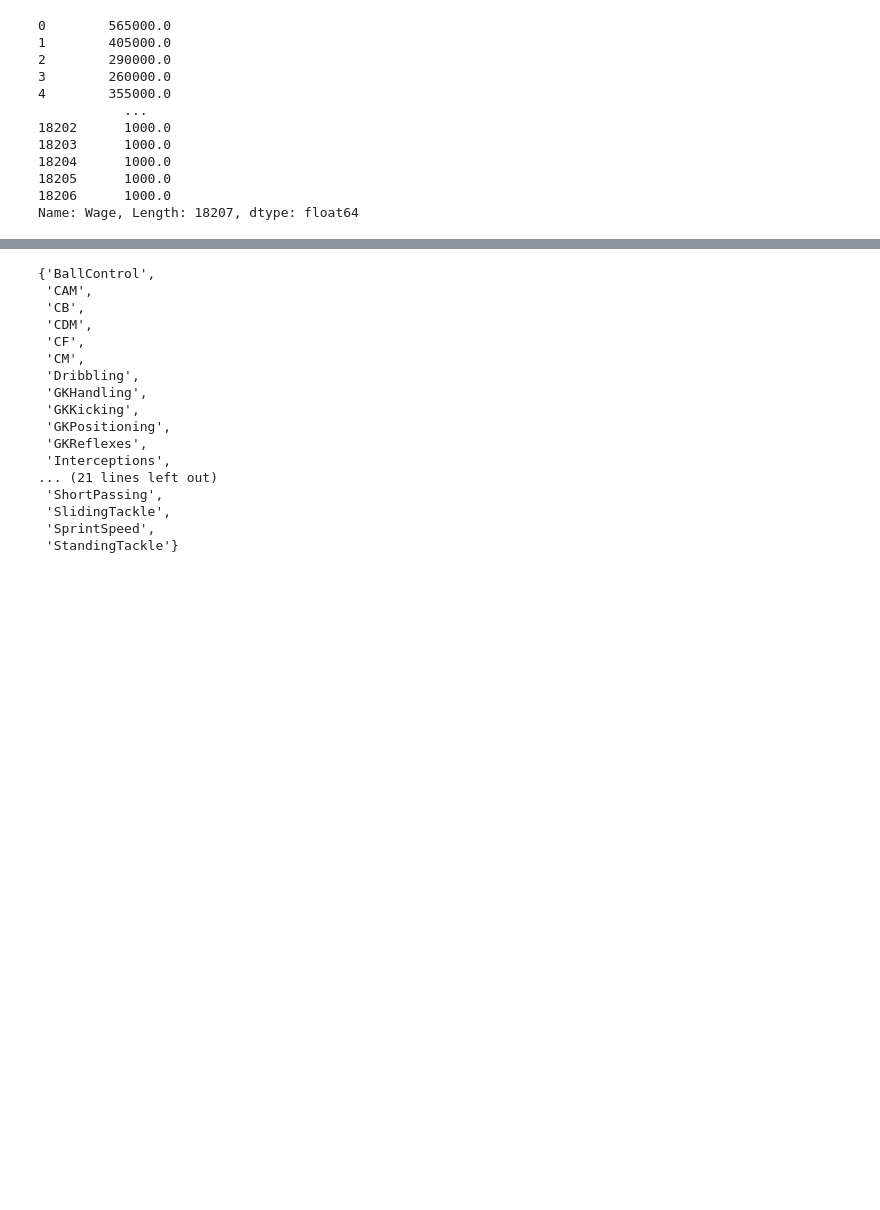
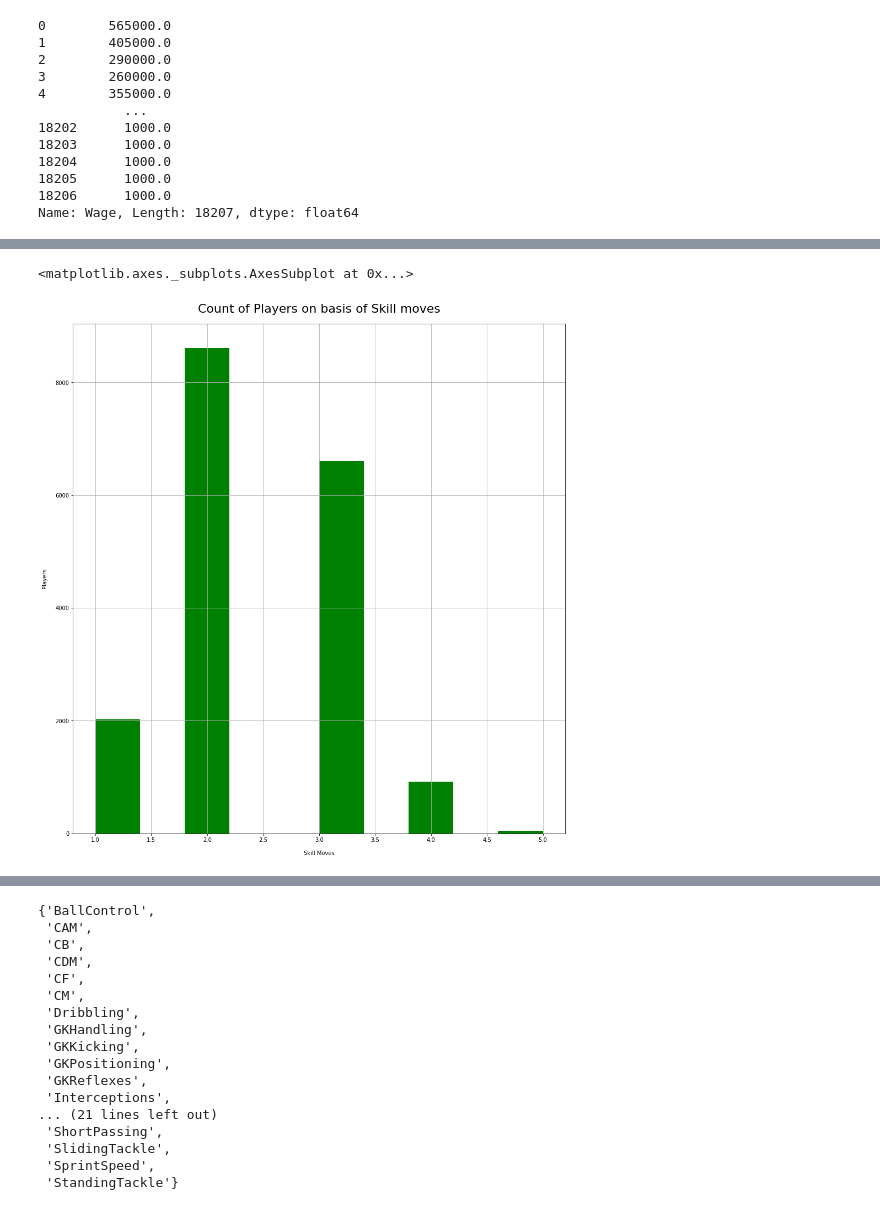
Before and after one commit to bachinaram/DataAnalytics1, a Jupyter notebook: DA1_assignment1q2.ipynb, the cells around one changed output, grey strips where cells are left out. Cells and saved outputs as stored; diff of their text form; code cells hidden in the pictures; blank space fills up the shorter version.

```diff
--- a/DA1_assignment1q2.ipynb
+++ b/DA1_assignment1q2.ipynb
@@ -281,0 +312,10 @@ Name: Wage, Length: 18207, dtype: float64
+# %%
+dimension = plt.figure(figsize = (16,17))
+current_gca = dimension.gca()
+plt.xlabel("Skill Moves", labelpad=14)
+plt.ylabel("Players", labelpad=14)
+plt.title("Count of Players on basis of Skill moves", y=1.015, fontsize=22);
+df1['Skill Moves'].hist(color='green',ax=current_gca)
+# %% [output]
+<matplotlib.axes._subplots.AxesSubplot at 0x...>
+[figure, added]
```
Also changed, not shown: parts of 11 cells of this notebook.
